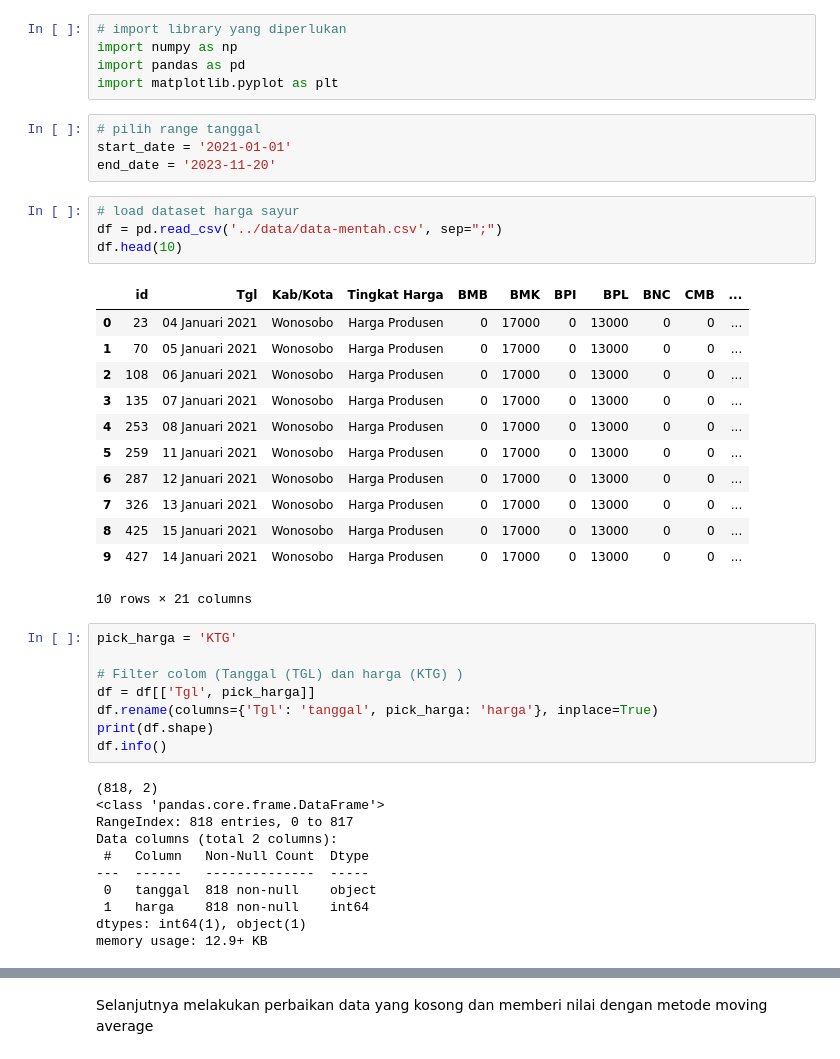
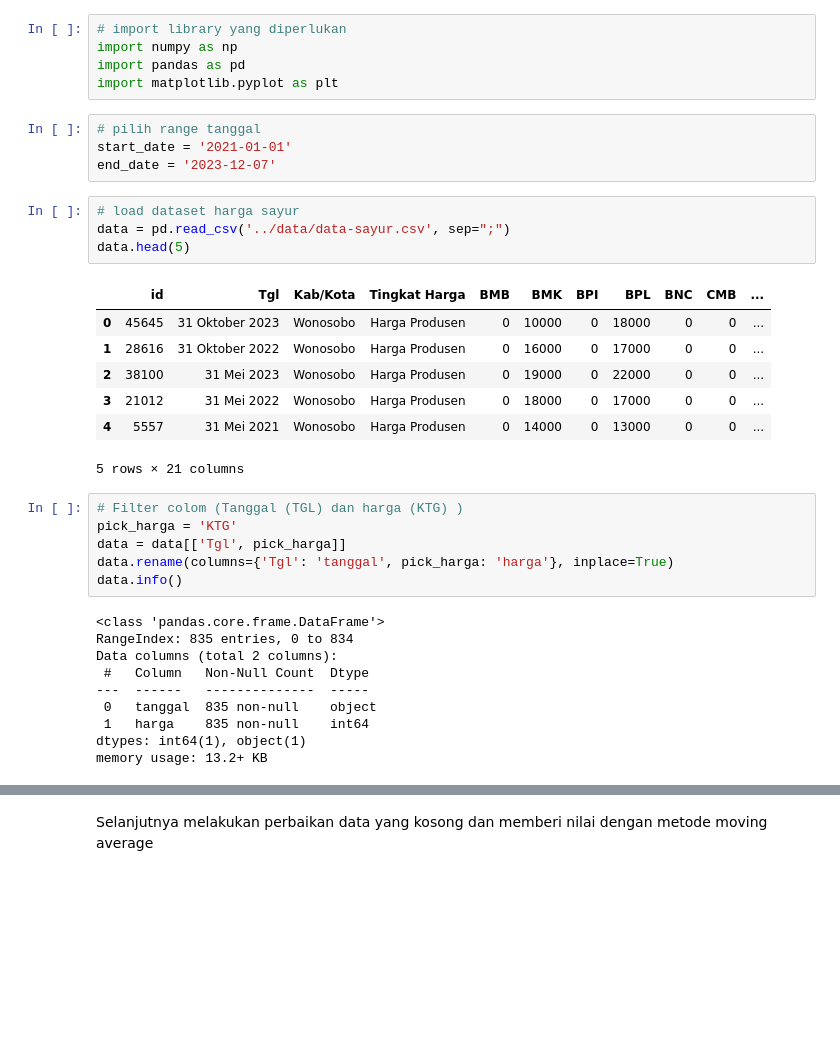
Before and after one commit to ahmdriffai/wsb-vegetablesprice-forecast, a Jupyter notebook: notebook/preprocessing.ipynb, the cells around one changed output, grey strips where cells are left out. Cells and saved outputs as stored; diff of their text form; blank space fills up the shorter version.

```diff
--- a/notebook/preprocessing.ipynb
+++ b/notebook/preprocessing.ipynb
@@ -6,43 +6,35 @@ import matplotlib.pyplot as plt
 # %%
 # pilih range tanggal
 start_date = '2021-01-01'
-end_date = '2023-11-20'
+end_date = '2023-12-07'
 # %%
 # load dataset harga sayur
-df = pd.read_csv('../data/data-mentah.csv', sep=";")
-df.head(10)
+data = pd.read_csv('../data/data-sayur.csv', sep=";")
+data.head(5)
 # %% [output]
 |  | id | Tgl | Kab/Kota | Tingkat Harga | BMB | BMK | BPI | BPL | BNC | CMB | ... |
-| 0 | 23 | 04 Januari 2021 | Wonosobo | Harga Produsen | 0 | 17000 | 0 | 13000 | 0 | 0 | ... |
-| 1 | 70 | 05 Januari 2021 | Wonosobo | Harga Produsen | 0 | 17000 | 0 | 13000 | 0 | 0 | ... |
-| 2 | 108 | 06 Januari 2021 | Wonosobo | Harga Produsen | 0 | 17000 | 0 | 13000 | 0 | 0 | ... |
-| 3 | 135 | 07 Januari 2021 | Wonosobo | Harga Produsen | 0 | 17000 | 0 | 13000 | 0 | 0 | ... |
-| 4 | 253 | 08 Januari 2021 | Wonosobo | Harga Produsen | 0 | 17000 | 0 | 13000 | 0 | 0 | ... |
-| 5 | 259 | 11 Januari 2021 | Wonosobo | Harga Produsen | 0 | 17000 | 0 | 13000 | 0 | 0 | ... |
-| 6 | 287 | 12 Januari 2021 | Wonosobo | Harga Produsen | 0 | 17000 | 0 | 13000 | 0 | 0 | ... |
-| 7 | 326 | 13 Januari 2021 | Wonosobo | Harga Produsen | 0 | 17000 | 0 | 13000 | 0 | 0 | ... |
-| 8 | 425 | 15 Januari 2021 | Wonosobo | Harga Produsen | 0 | 17000 | 0 | 13000 | 0 | 0 | ... |
-| 9 | 427 | 14 Januari 2021 | Wonosobo | Harga Produsen | 0 | 17000 | 0 | 13000 | 0 | 0 | ... |
+| 0 | 45645 | 31 Oktober 2023 | Wonosobo | Harga Produsen | 0 | 10000 | 0 | 18000 | 0 | 0 | ... |
+| 1 | 28616 | 31 Oktober 2022 | Wonosobo | Harga Produsen | 0 | 16000 | 0 | 17000 | 0 | 0 | ... |
+| 2 | 38100 | 31 Mei 2023 | Wonosobo | Harga Produsen | 0 | 19000 | 0 | 22000 | 0 | 0 | ... |
+| 3 | 21012 | 31 Mei 2022 | Wonosobo | Harga Produsen | 0 | 18000 | 0 | 17000 | 0 | 0 | ... |
+| 4 | 5557 | 31 Mei 2021 | Wonosobo | Harga Produsen | 0 | 14000 | 0 | 13000 | 0 | 0 | ... |
-10 rows × 21 columns
+5 rows × 21 columns
 # %%
+# Filter colom (Tanggal (TGL) dan harga (KTG) )
 pick_harga = 'KTG'
-
-# Filter colom (Tanggal (TGL) dan harga (KTG) )
-df = df[['Tgl', pick_harga]]
-df.rename(columns={'Tgl': 'tanggal', pick_harga: 'harga'}, inplace=True)
-print(df.shape)
-df.info()
+data = data[['Tgl', pick_harga]]
+data.rename(columns={'Tgl': 'tanggal', pick_harga: 'harga'}, inplace=True)
+data.info()
 # %% [output]
-(818, 2)
 <class 'pandas.core.frame.DataFrame'>
-RangeIndex: 818 entries, 0 to 817
+RangeIndex: 835 entries, 0 to 834
 Data columns (total 2 columns):
  #   Column   Non-Null Count  Dtype
 ---  ------   --------------  -----
- 0   tanggal  818 non-null    object
- 1   harga    818 non-null    int64
+ 0   tanggal  835 non-null    object
+ 1   harga    835 non-null    int64
 dtypes: int64(1), object(1)
-memory usage: 12.9+ KB
+memory usage: 13.2+ KB
 # %%
 # mengubah format tanggal karene belum dapat dijadikan tipe data datetime
 def change_bulan(x):
```
Also changed, not shown: parts of 13 cells of this notebook, 11 other files.
